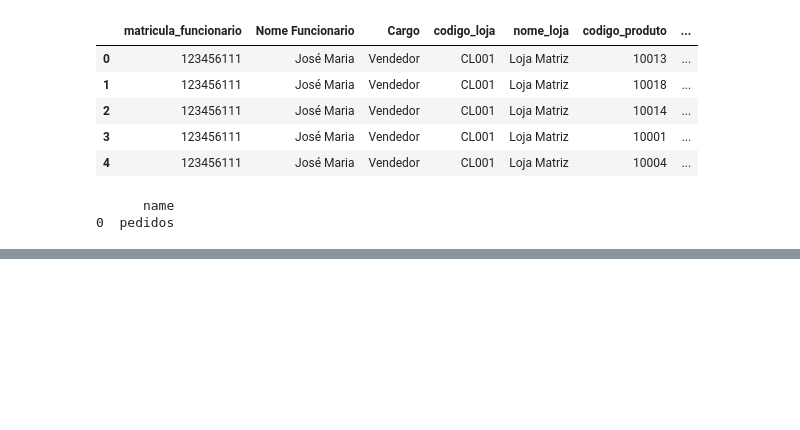
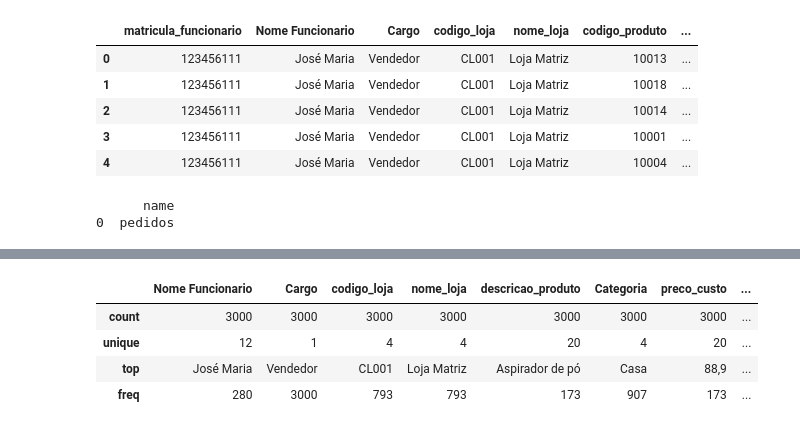
Before and after one commit to vamvieira/Aulas_Senai, a Jupyter notebook: AquisicaoDeDados.ipynb, the cells around one changed output, grey strips where cells are left out. Saved outputs shown, nothing was run; the diff lists cells and outputs as text; code cells hidden in the pictures; blank space fills up the shorter version.

```diff
--- a/AquisicaoDeDados.ipynb
+++ b/AquisicaoDeDados.ipynb
@@ -212,0 +226,2 @@ print(tables)
+# %%
+df_csv = pd.read_csv('base_vendas.csv')
@@ -212,0 +265,8 @@ print(tables)
+# %%
+df_csv.describe(include=object).round(1)
+# %% [output]
+|  | Nome Funcionario | Cargo | codigo_loja | nome_loja | descricao_produto | Categoria | preco_custo | ... |
+| count | 3000 | 3000 | 3000 | 3000 | 3000 | 3000 | 3000 | ... |
+| unique | 12 | 1 | 4 | 4 | 20 | 4 | 20 | ... |
+| top | José Maria | Vendedor | CL001 | Loja Matriz | Aspirador de pó | Casa | 88,9 | ... |
+| freq | 280 | 3000 | 793 | 793 | 173 | 907 | 173 | ... |
```
Also changed, not shown: parts of 28 cells of this notebook.
